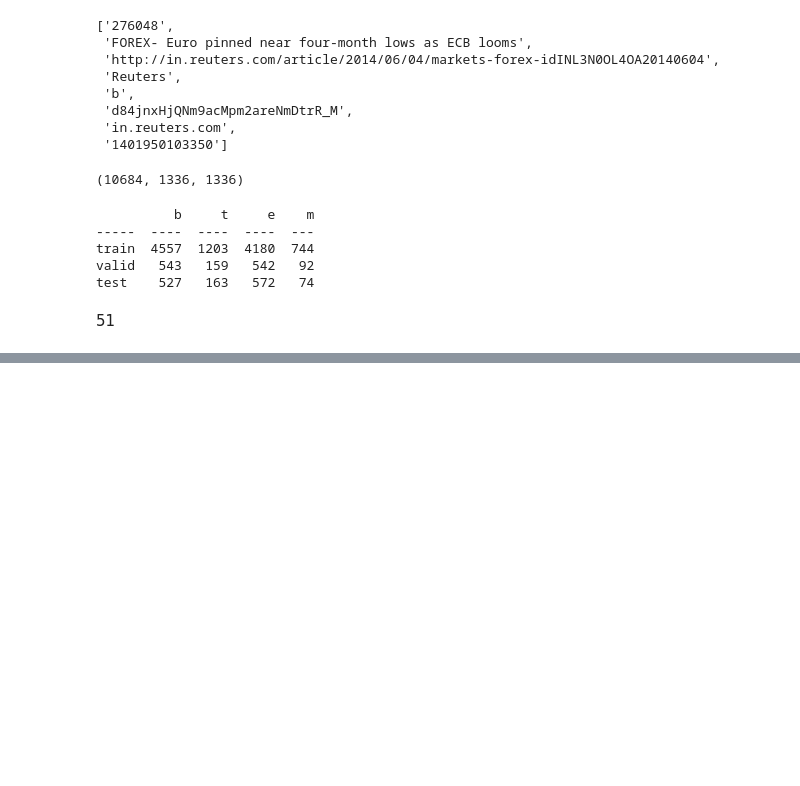
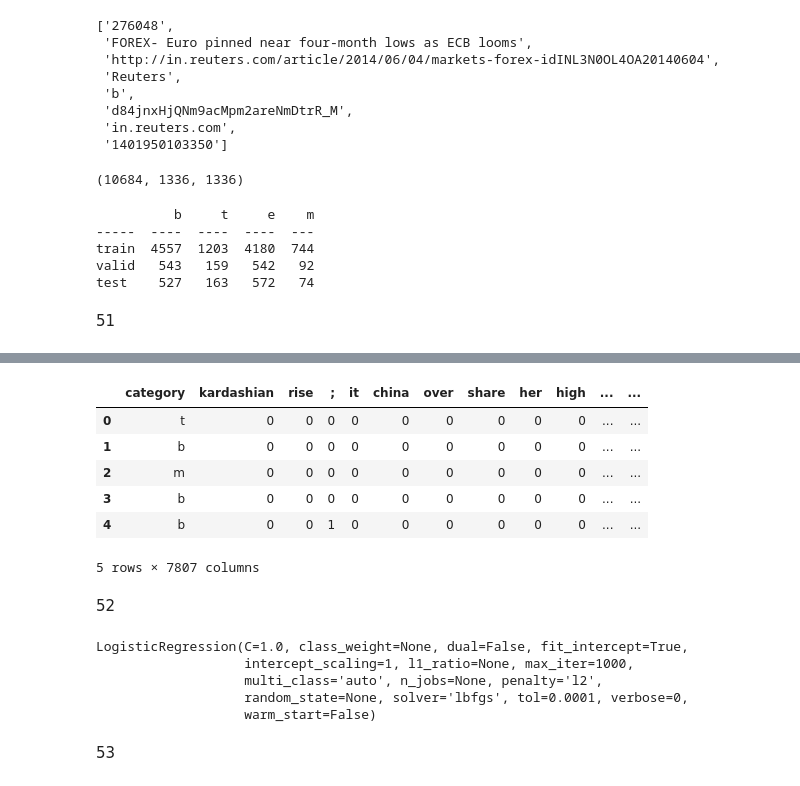
Before and after one commit to SJSY126/NLP100, a Jupyter notebook: Chapter6.ipynb, the cells around one changed output, grey strips where cells are left out. Saved outputs shown, nothing was run; the diff lists cells and outputs as text; code cells hidden in the pictures; blank space fills up the shorter version.

```diff
--- a/Chapter6.ipynb
+++ b/Chapter6.ipynb
@@ -110,0 +168,8 @@ test    527   163   572   74
+# %%
+bi_grams = Counter([
+        bi_gram
+        for _, sent in tokenized_train
+        for bi_gram in zip(sent, sent[1:])
+    ]).most_common()
+bi_grams = [tup for tup, freq in bi_grams if freq > 4]
+bi_grams
@@ -110,0 +194,9 @@ test    527   163   572   74
+# %%
+with open('vocab_for_news.txt', 'w') as f:
+    for token in vocab:
+        f.writelines(token + "\n")
+with open('bi_grams_for_news.txt', 'w') as f:
+    for tup in bi_grams:
+        f.writelines(' '.join(tup) + "\n")
+# %%
+features = vocab + [' '.join(x) for x in bi_grams]
@@ -110,0 +246,16 @@ test    527   163   572   74
+# %%
+with open('train.feature.txt') as f:
+    table = [line.strip().split(' ') for n, line in enumerate(f)]
+news_df =pd.DataFrame(table, columns=['category'] + features)
+# %%
+news_df.head()
+# %% [output]
+|  | category | kardashian | rise | ; | it | china | over | share | her | high | ... | ... |
+| 0 | t | 0 | 0 | 0 | 0 | 0 | 0 | 0 | 0 | 0 | ... | ... |
+| 1 | b | 0 | 0 | 0 | 0 | 0 | 0 | 0 | 0 | 0 | ... | ... |
+| 2 | m | 0 | 0 | 0 | 0 | 0 | 0 | 0 | 0 | 0 | ... | ... |
+| 3 | b | 0 | 0 | 0 | 0 | 0 | 0 | 0 | 0 | 0 | ... | ... |
+| 4 | b | 0 | 0 | 1 | 0 | 0 | 0 | 0 | 0 | 0 | ... | ... |
+5 rows × 7807 columns
+# %% [markdown]
+52
@@ -110,0 +264,11 @@ test    527   163   572   74
+# %%
+lr = LogisticRegression(max_iter=1000)
+lr.fit(train_x, train_t)
+# %% [output]
+LogisticRegression(C=1.0, class_weight=None, dual=False, fit_intercept=True,
+                   intercept_scaling=1, l1_ratio=None, max_iter=1000,
+                   multi_class='auto', n_jobs=None, penalty='l2',
+                   random_state=None, solver='lbfgs', tol=0.0001, verbose=0,
+                   warm_start=False)
+# %% [markdown]
+53
```
Also changed, not shown: parts of 49 cells of this notebook, 3 other files.
